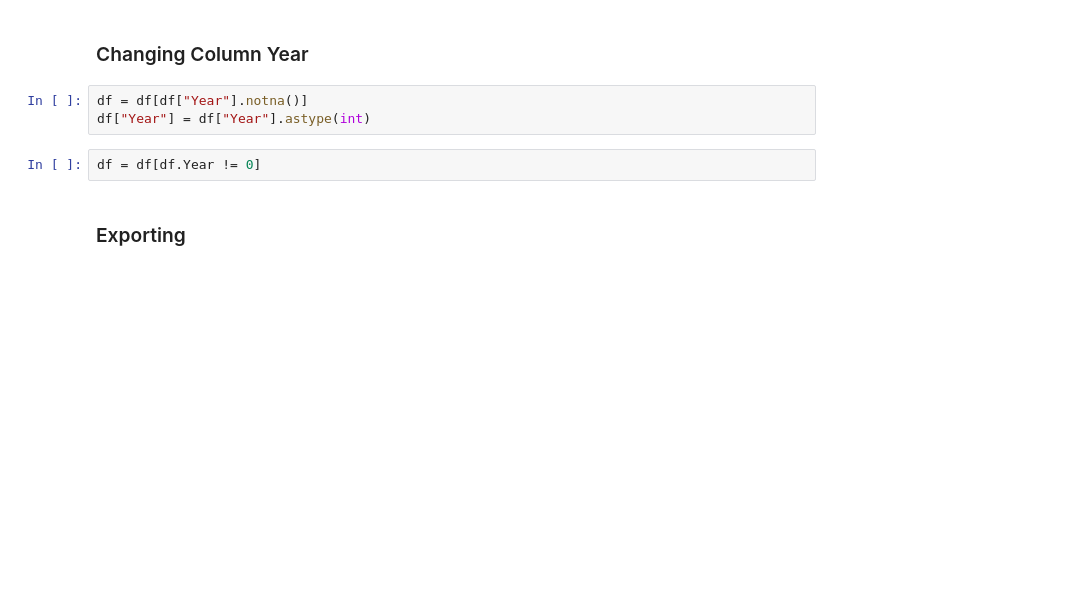
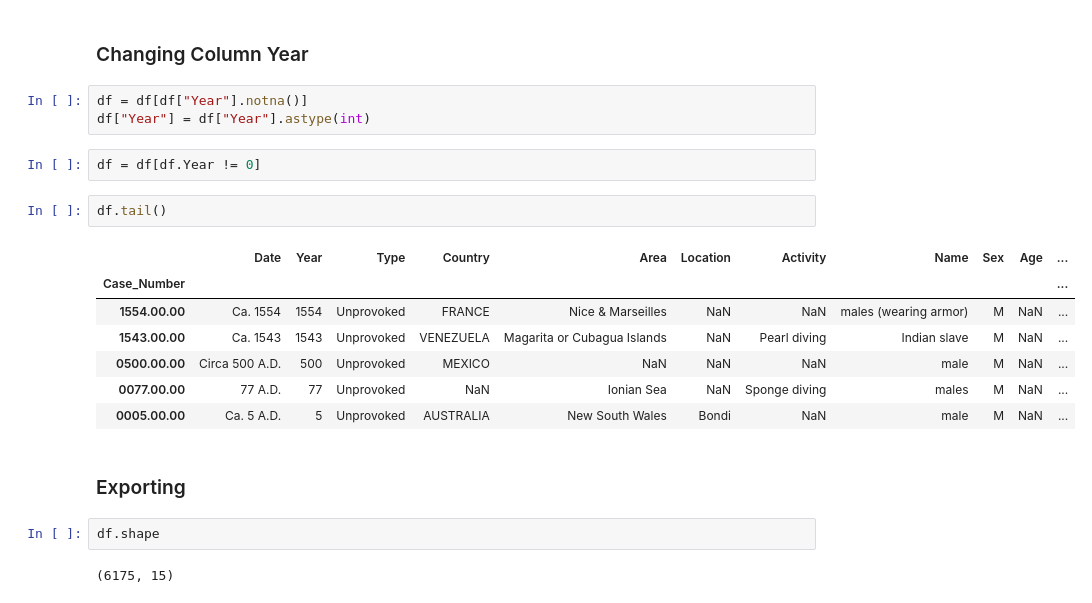
Before and after one commit to julistary/pandas_project, a Jupyter notebook: 1_preliminary_cleaning.ipynb, the cells around one changed output. Drawn from its saved outputs; the diff is of its cells as text; blank space fills up the shorter version.

```diff
--- a/1_preliminary_cleaning.ipynb
+++ b/1_preliminary_cleaning.ipynb
@@ -71,5 +95,19 @@ df = df[df["Year"].notna()]
 df["Year"] = df["Year"].astype(int)
 # %%
 df = df[df.Year != 0]
+# %%
+df.tail()
+# %% [output]
+|  | Date | Year | Type | Country | Area | Location | Activity | Name | Sex | Age | ... |
+| Case_Number |  |  |  |  |  |  |  |  |  |  | ... |
+| 1554.00.00 | Ca. 1554 | 1554 | Unprovoked | FRANCE | Nice & Marseilles | NaN | NaN | males (wearing armor) | M | NaN | ... |
+| 1543.00.00 | Ca. 1543 | 1543 | Unprovoked | VENEZUELA | Magarita or Cubagua Islands | NaN | Pearl diving | Indian slave | M | NaN | ... |
+| 0500.00.00 | Circa 500 A.D. | 500 | Unprovoked | MEXICO | NaN | NaN | NaN | male | M | NaN | ... |
+| 0077.00.00 | 77 A.D. | 77 | Unprovoked | NaN | Ionian Sea | NaN | Sponge diving | males | M | NaN | ... |
+| 0005.00.00 | Ca. 5 A.D. | 5 | Unprovoked | AUSTRALIA | New South Wales | Bondi | NaN | male | M | NaN | ... |
 # %% [markdown]
 ### Exporting
+# %%
+df.shape
+# %% [output]
+(6175, 15)
```
Also changed, not shown: parts of 15 cells of this notebook, 19 other files.
